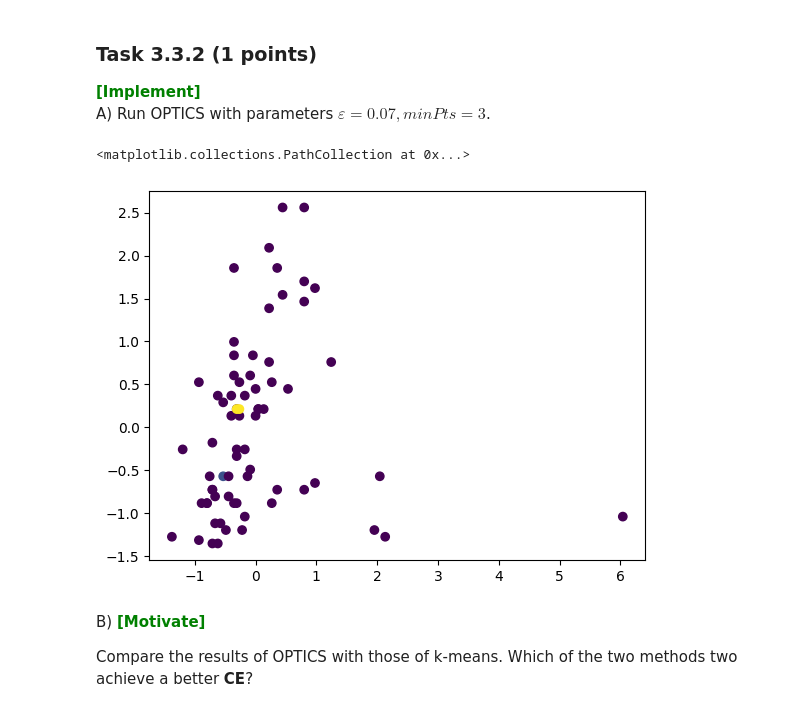
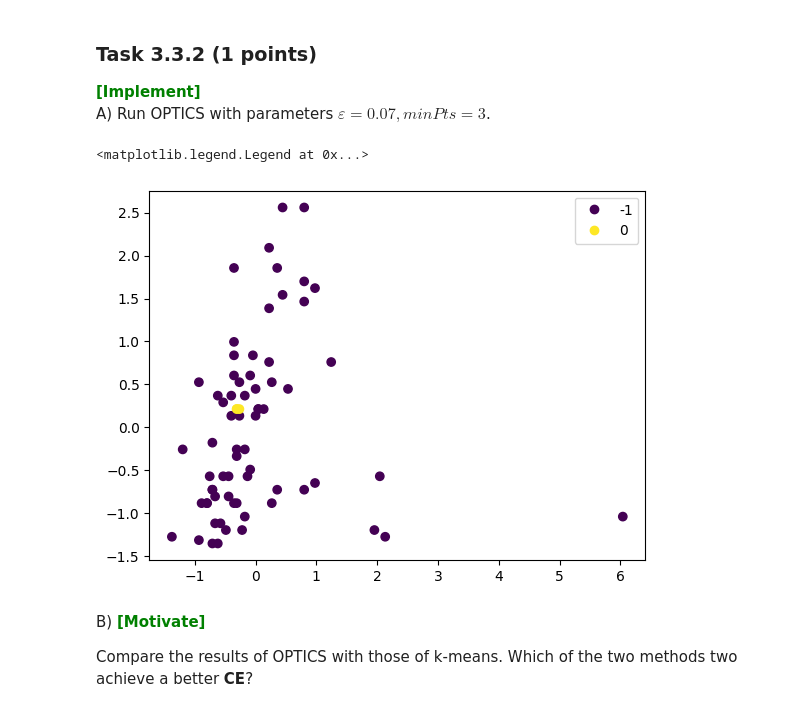
Before and after one commit to Joac1137/dm2023-exercises, a Jupyter notebook: handins/handin1.ipynb, the cells around one changed output. Drawn from its saved outputs; the diff is of its cells as text; code cells hidden in the pictures.

```diff
--- a/handins/handin1.ipynb
+++ b/handins/handin1.ipynb
@@ -1333,11 +1331,14 @@ A) Run OPTICS with parameters $\varepsilon=0.07, minPts=3$. <br>
 # %%
 ### YOUR CODE HERE
 res, clusters =optics(X_scaled,0.07,3)
-plt.scatter(X_scaled[:, 0], X_scaled[:, 1], c =clusters)
+scatter = plt.scatter(X_scaled[:, 0], X_scaled[:, 1], c =clusters)
+labels = list(set(clusters))
+plt.legend(handles=scatter.legend_elements()[0], labels=sorted(labels))
+
 ### YOUR CODE HERE
 # %% [output]
-<matplotlib.collections.PathCollection at 0x...>
+<matplotlib.legend.Legend at 0x...>
-[figure, old version]
+[figure, new version]
 # %% [markdown]
 B) <span style='color: green'>**\[Motivate\]**</span><br>
 
```
Also changed, not shown: parts of 4 cells of this notebook, 1 other file.
